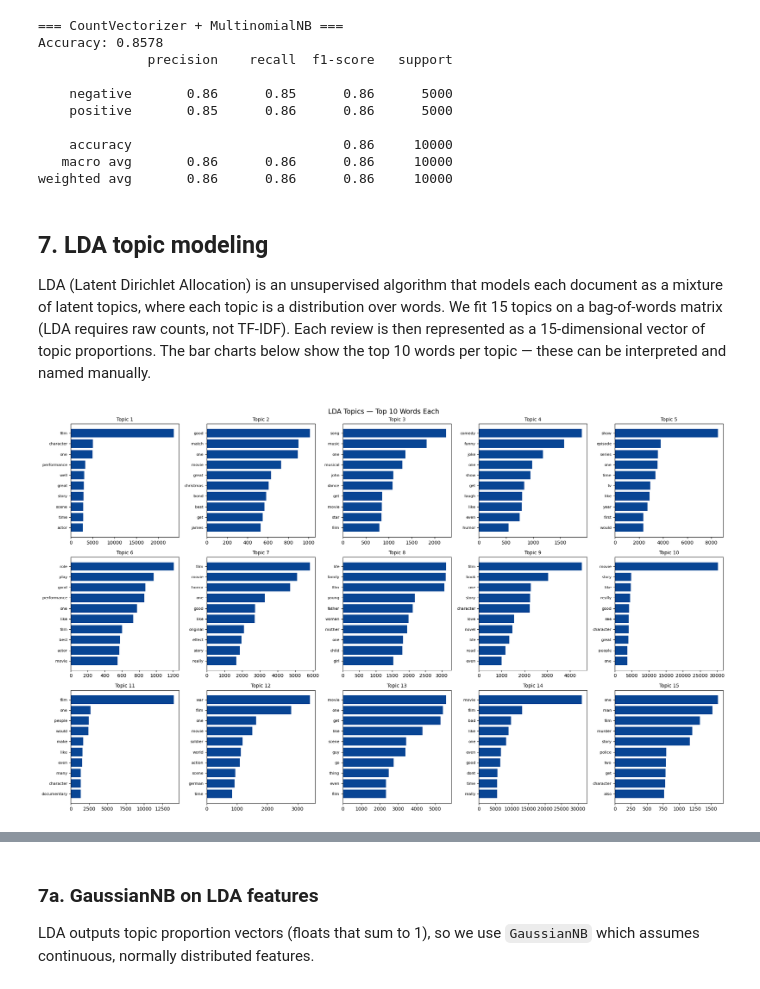
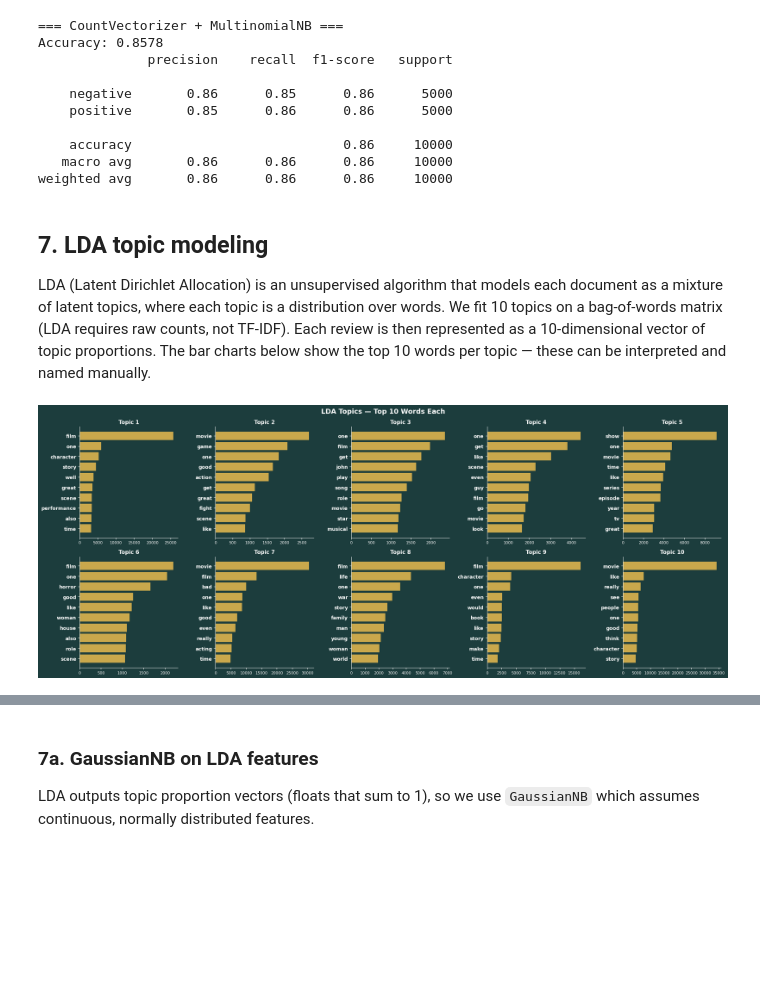
Before and after one commit to tylerksoong/final-project, a Jupyter notebook: Final_project.ipynb, the cells around one changed output, grey strips where cells are left out. Cells and saved outputs as stored; diff of their text form; code cells hidden in the pictures; blank space fills up the shorter version.

```diff
--- a/Final_project.ipynb
+++ b/Final_project.ipynb
@@ -103,0 +261,13 @@ y_test  = test_df['label']
+# %%
+# Bar chart of top 20 most discriminative words
+top_n = 20
+top_idx = np.argsort(chi2_scores)[-top_n:][::-1]
+top_words = [feature_names[i] for i in top_idx]
+top_scores = [chi2_scores[i] for i in top_idx]
+
+plt.figure(figsize=(10, 6))
+plt.barh(top_words[::-1], top_scores[::-1], color='#a50f15')
+plt.xlabel('Chi-squared Score')
+plt.title('Top 20 Most Sentiment-Discriminative Words (Chi-squared)')
+plt.tight_layout()
+plt.show()
@@ -152,31 +324,44 @@ Accuracy: 0.8578
 weighted avg       0.86      0.86      0.86     10000
 # %% [markdown]
 ## 7. LDA topic modeling
-LDA (Latent Dirichlet Allocation) is an unsupervised algorithm that models each document as a mixture of latent topics, where each topic is a distribution over words. We fit 15 topics on a bag-of-words matrix (LDA requires raw counts, not TF-IDF). Each review is then represented as a 15-dimensional vector of topic proportions. The bar charts below show the top 10 words per topic — these can be interpreted and named manually.
+LDA (Latent Dirichlet Allocation) is an unsupervised algorithm that models each document as a mixture of latent topics, where each topic is a distribution over words. We fit 10 topics on a bag-of-words matrix (LDA requires raw counts, not TF-IDF). Each review is then represented as a 10-dimensional vector of topic proportions. The bar charts below show the top 10 words per topic — these can be interpreted and named manually.
 # %%
-# LDA needs raw counts, not TF-IDF — use a separate CountVectorizer
+# LDA needs raw counts, not TF-IDF — using a separate CountVectorizer
 count_vec_lda = CountVectorizer(max_features=10000)
 X_train_counts_lda = count_vec_lda.fit_transform(train_df['clean_review'])
 X_test_counts_lda  = count_vec_lda.transform(test_df['clean_review'])
 
-N_TOPICS = 15
+N_TOPICS = 10
 lda = LatentDirichletAllocation(n_components=N_TOPICS, random_state=42, n_jobs=1)
-X_train_lda = lda.fit_transform(X_train_counts_lda)   # shape: (n_train, 15)
+X_train_lda = lda.fit_transform(X_train_counts_lda)   # shape: (n_train, 10)
 X_test_lda  = lda.transform(X_test_counts_lda)
 
 vocab = count_vec_lda.get_feature_names_out()
 n_top_words = 10
 
-fig, axes = plt.subplots(3, 5, figsize=(20, 12))
+fig, axes = plt.subplots(2, 5, figsize=(20, 8))
+fig.patch.set_facecolor('#1c3d3d')
+
 for i, (ax, topic) in enumerate(zip(axes.flatten(), lda.components_)):
     top_idx = topic.argsort()[-n_top_words:][::-1]
     top_words = [vocab[j] for j in top_idx]
     top_weights = topic[top_idx]
-    ax.barh(top_words[::-1], top_weights[::-1], color='#084594')
-    ax.set_title(f"Topic {i+1}", fontsize=10)
-    ax.tick_params(axis='y', labelsize=8)
-plt.suptitle("LDA Topics — Top 10 Words Each", fontsize=14)
+    ax.barh(top_words[::-1], top_weights[::-1], color='#c9a84c')
+    ax.set_facecolor('#1c3d3d')
+    ax.set_title(f"Topic {i+1}", fontsize=11, color='white', fontweight='bold')
+    ax.tick_params(axis='y', labelsize=10, colors='white')
+    ax.tick_params(axis='x', colors='white', labelsize=8)
+    ax.spines['bottom'].set_color('white')
+    ax.spines['left'].set_color('white')
+    ax.spines['top'].set_visible(False)
+    ax.spines['right'].set_visible(False)
+
+    # Make y-axis word labels bold
+    for label in ax.get_yticklabels():
+        label.set_fontweight('bold')
+
+plt.suptitle("LDA Topics — Top 10 Words Each", fontsize=14, color='white', fontweight='bold')
 plt.tight_layout()
 plt.show()
 # %% [output]
-[figure, old version]
+[figure, new version]
```
Also changed, not shown: parts of 13 cells of this notebook, 1 other file.
